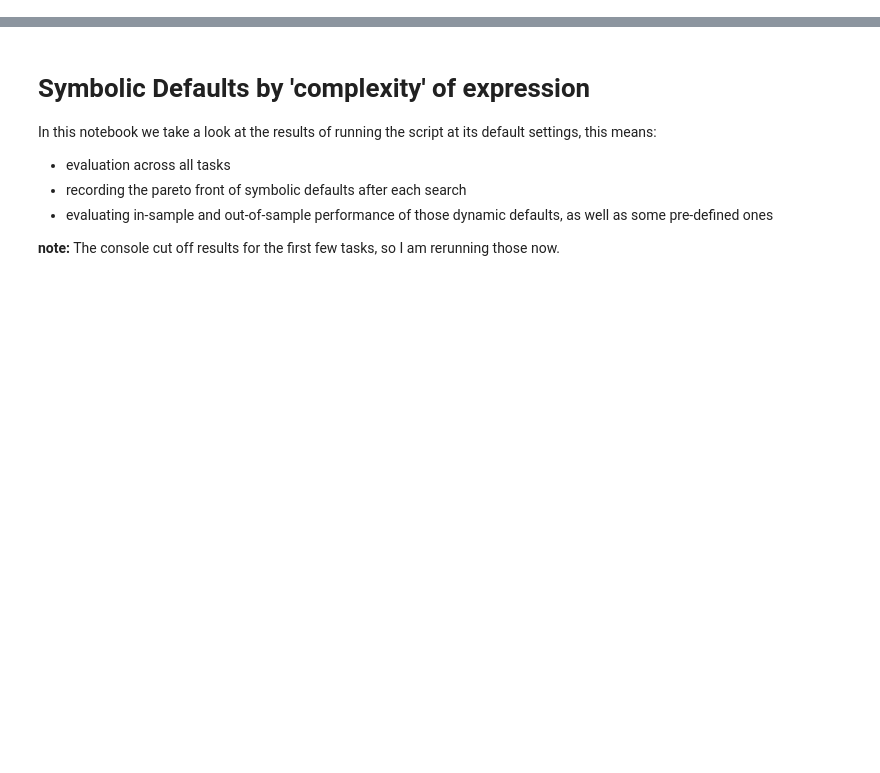
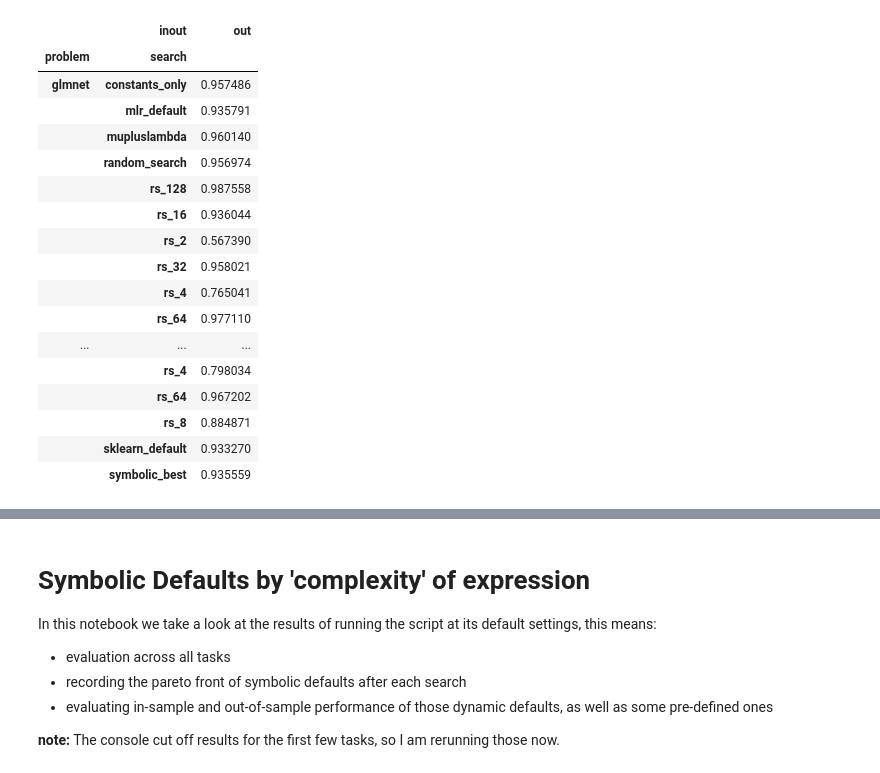
Before and after one commit to PGijsbers/symbolicdefaults, a Jupyter notebook: LogParsing-V3.ipynb, the cells around one changed output, grey strips where cells are left out. Cells and saved outputs as stored; diff of their text form; code cells hidden in the pictures; blank space fills up the shorter version.

```diff
--- a/LogParsing-V3.ipynb
+++ b/LogParsing-V3.ipynb
@@ -126,0 +189,25 @@ sns.boxplot(data=df, x="task", y="out", hue = "search")
+# %%
+cols = ["task", "problem", "search", "in", "out"]
+srdf = df[cols].append(baselines).append(rsdf)
+
+# Average out-of-sample performances
+srdf.groupby(['problem', 'search']).mean()[["out"]]
+# %% [output]
+|  | inout | out |
+| problem | search |  |
+| glmnet | constants_only | 0.957486 |
+|  | mlr_default | 0.935791 |
+|  | mupluslambda | 0.960140 |
+|  | random_search | 0.956974 |
+|  | rs_128 | 0.987558 |
+|  | rs_16 | 0.936044 |
+|  | rs_2 | 0.567390 |
+|  | rs_32 | 0.958021 |
+|  | rs_4 | 0.765041 |
+|  | rs_64 | 0.977110 |
+| ... | ... | ... |
+|  | rs_4 | 0.798034 |
+|  | rs_64 | 0.967202 |
+|  | rs_8 | 0.884871 |
+|  | sklearn_default | 0.933270 |
+|  | symbolic_best | 0.935559 |
```
Also changed, not shown: parts of 19 cells of this notebook.
